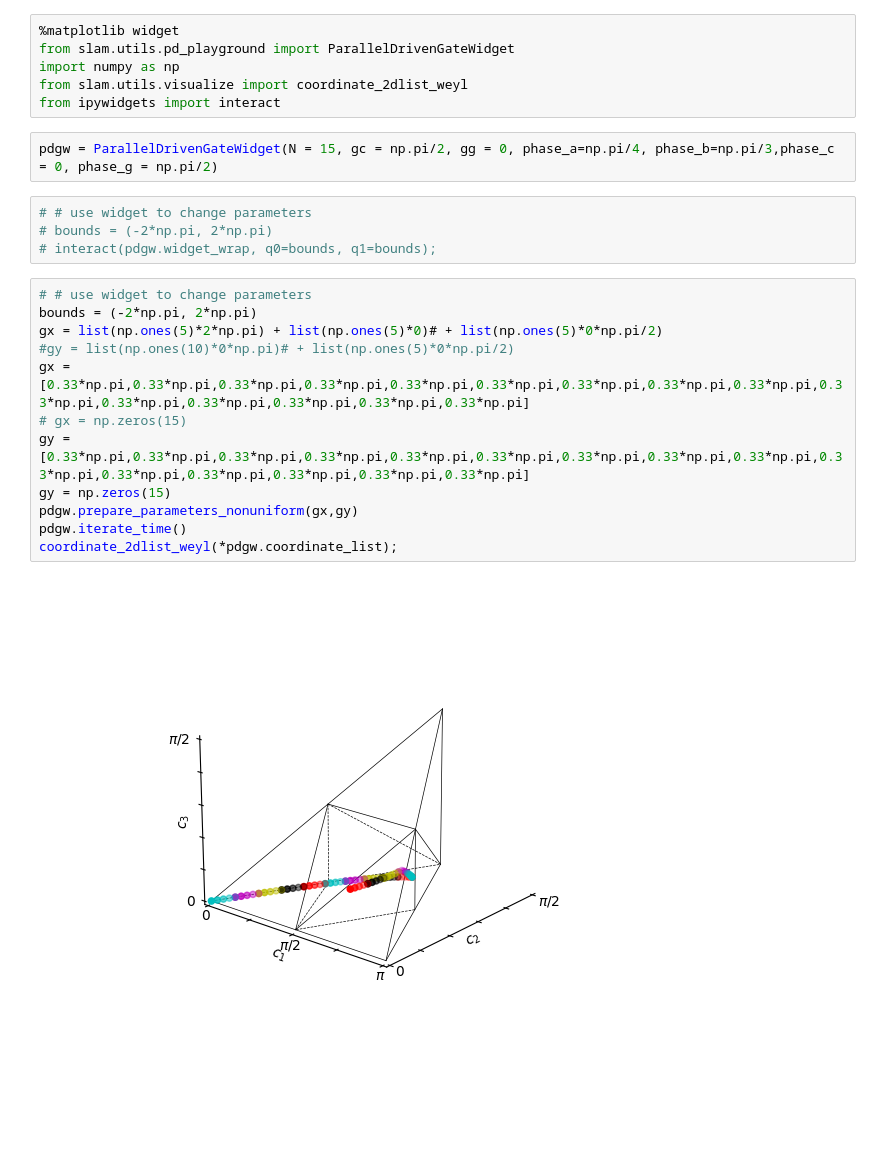
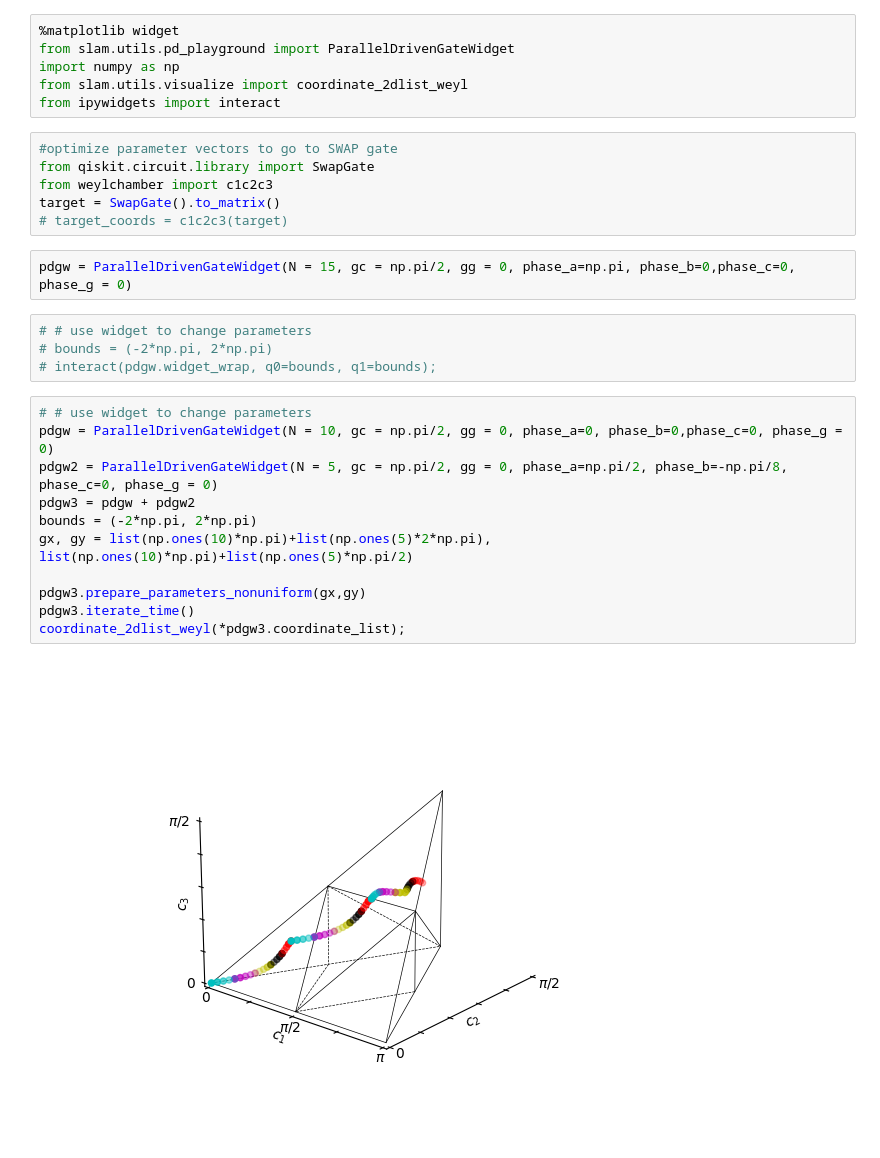
Before and after one commit to Pitt-JonesLab/slam_decomposition, a Jupyter notebook: slam/scripts/parallel_drive_playground.ipynb, the cells around one changed output. Drawn from its saved outputs; the diff is of its cells as text; blank space fills up the shorter version.

```diff
--- a/slam/scripts/parallel_drive_playground.ipynb
+++ b/slam/scripts/parallel_drive_playground.ipynb
@@ -15,23 +15,28 @@ from slam.utils.pd_playground import ParallelDrivenGateWidget
 import numpy as np
 from slam.utils.visualize import coordinate_2dlist_weyl
 from ipywidgets import interact
+# %%
+#optimize parameter vectors to go to SWAP gate
+from qiskit.circuit.library import SwapGate
+from weylchamber import c1c2c3
+target = SwapGate().to_matrix()
+# target_coords = c1c2c3(target)
 # %%
-pdgw = ParallelDrivenGateWidget(N = 15, gc = np.pi/2, gg = 0, phase_a=np.pi/4, phase_b=np.pi/3,phase_c = 0, phase_g = np.pi/2)
+pdgw = ParallelDrivenGateWidget(N = 15, gc = np.pi/2, gg = 0, phase_a=np.pi, phase_b=0,phase_c=0, phase_g = 0)
 # %%
 # # use widget to change parameters
 # bounds = (-2*np.pi, 2*np.pi)
 # interact(pdgw.widget_wrap, q0=bounds, q1=bounds);
-# %%
-# # use widget to change parameters
-bounds = (-2*np.pi, 2*np.pi)
-gx = list(np.ones(5)*2*np.pi) + list(np.ones(5)*0)# + list(np.ones(5)*0*np.pi/2)
-#gy = list(np.ones(10)*0*np.pi)# + list(np.ones(5)*0*np.pi/2)
-gx = [0.33*np.pi,0.33*np.pi,0.33*np.pi,0.33*np.pi,0.33*np.pi,0.33*np.pi,0.33*np.pi,0.33*np.pi,0.33*np.pi,0.33*np.pi,0.33*np.pi,0.33*np.pi,0.33*np.pi,0.33*np.pi,0.33*np.pi]
-# gx = np.zeros(15)
-gy =  [0.33*np.pi,0.33*np.pi,0.33*np.pi,0.33*np.pi,0.33*np.pi,0.33*np.pi,0.33*np.pi,0.33*np.pi,0.33*np.pi,0.33*np.pi,0.33*np.pi,0.33*np.pi,0.33*np.pi,0.33*np.pi,0.33*np.pi]
-gy = np.zeros(15)
-pdgw.prepare_parameters_nonuniform(gx,gy)
-pdgw.iterate_time()
-coordinate_2dlist_weyl(*pdgw.coordinate_list);
-# %% [output]
-[figure, removed]
+# %%
+# # use widget to change parameters
+pdgw = ParallelDrivenGateWidget(N = 10, gc = np.pi/2, gg = 0, phase_a=0, phase_b=0,phase_c=0, phase_g = 0)
+pdgw2 = ParallelDrivenGateWidget(N = 5, gc = np.pi/2, gg = 0, phase_a=np.pi/2, phase_b=-np.pi/8, phase_c=0, phase_g = 0)
+pdgw3 = pdgw + pdgw2
+bounds = (-2*np.pi, 2*np.pi)
+gx, gy = list(np.ones(10)*np.pi)+list(np.ones(5)*2*np.pi), list(np.ones(10)*np.pi)+list(np.ones(5)*np.pi/2)
+
+pdgw3.prepare_parameters_nonuniform(gx,gy)
+pdgw3.iterate_time()
+coordinate_2dlist_weyl(*pdgw3.coordinate_list);
+# %% [output]
+[figure, added]
```
Also changed, not shown: parts of 10 cells of this notebook, 2 other files.
